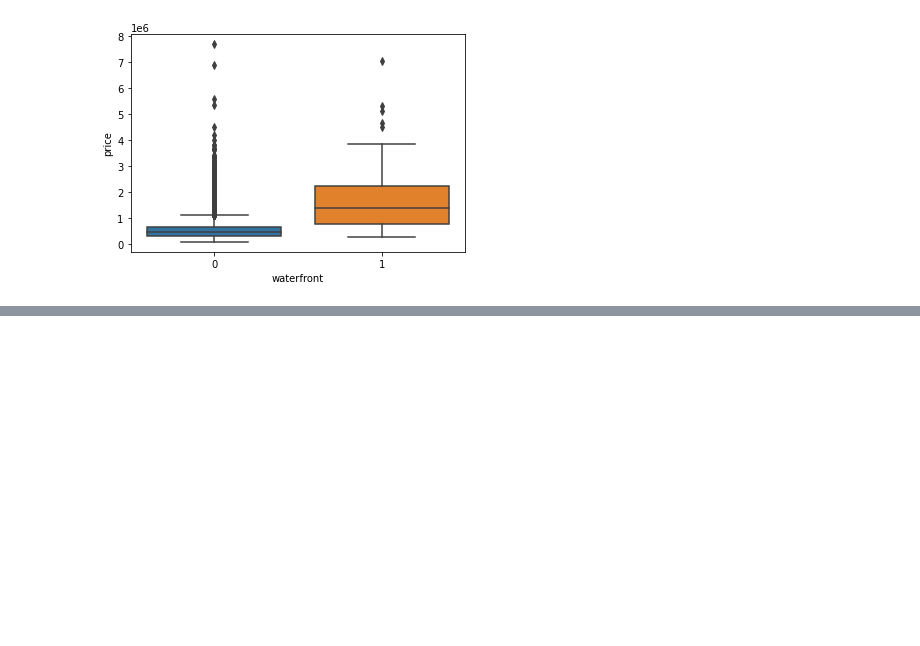
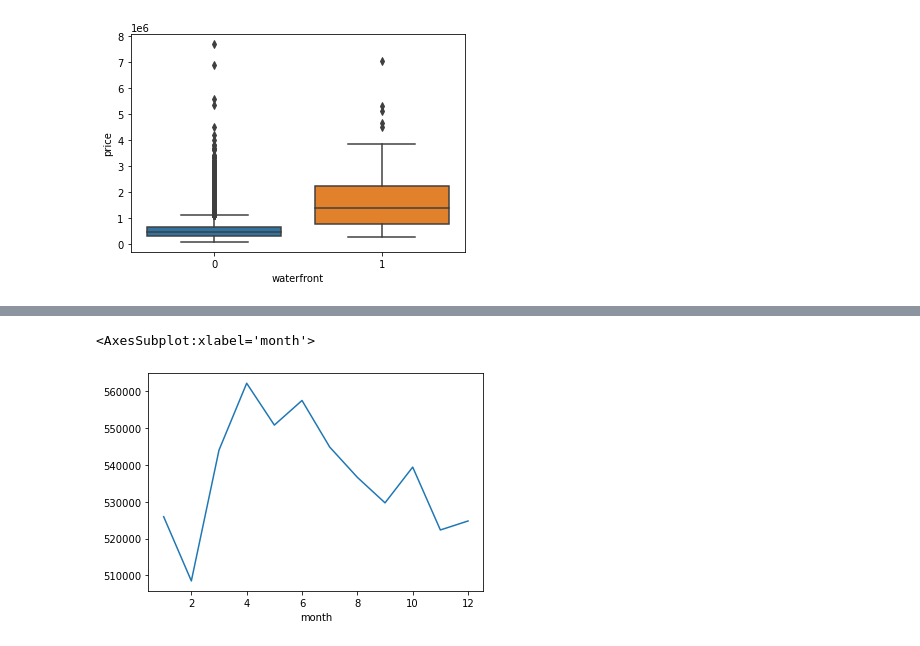
Before and after one commit to MastaMinds/Python_for_Data_Science_and_Machine_Learning, a Jupyter notebook: TensorFlow_FILES/Keras Regression.ipynb, the cells around one changed output, grey strips where cells are left out. Saved outputs shown, nothing was run; the diff lists cells and outputs as text; code cells hidden in the pictures; blank space fills up the shorter version.

```diff
--- a/TensorFlow_FILES/Keras Regression.ipynb
+++ b/TensorFlow_FILES/Keras Regression.ipynb
@@ -169,0 +225,5 @@ sns.boxplot(x = 'waterfront', y = 'price', data =df)
+# %%
+df.groupby('month').mean()['price'].plot()
+# %% [output]
+<AxesSubplot:xlabel='month'>
+[figure, added]
```
Also changed, not shown: parts of 39 cells of this notebook, 1 other file.
